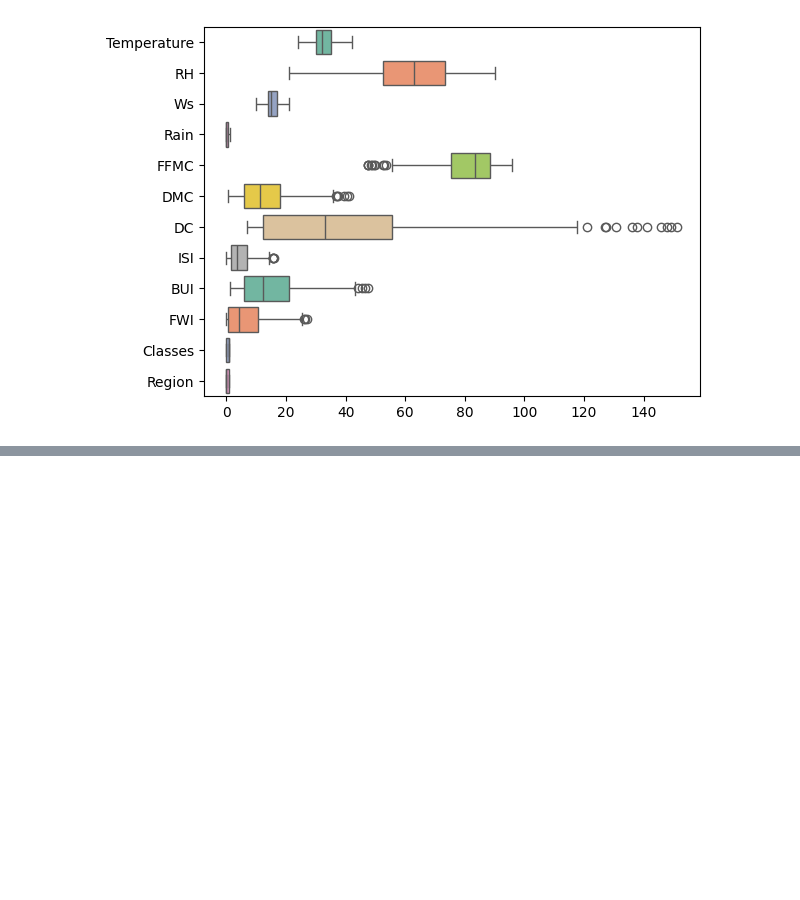
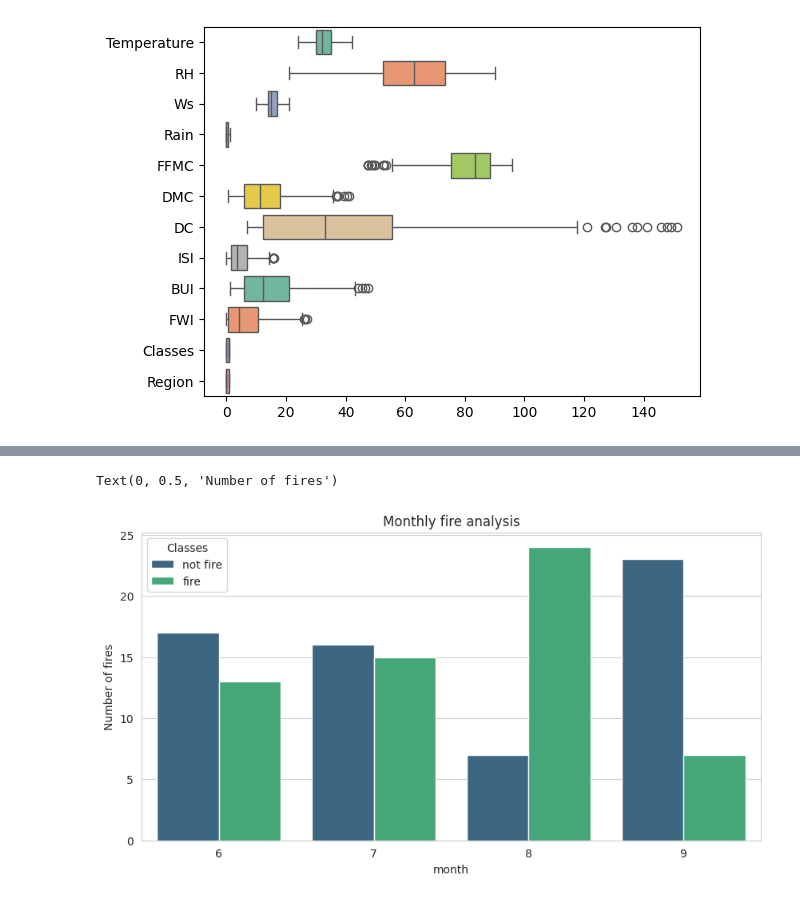
Before and after one commit to Ashok-Prajapati2/Machine-Learning, a Jupyter notebook: Projects/Forest-Fire-Prediction/project_code.ipynb, the cells around one changed output, grey strips where cells are left out. Cells and saved outputs as stored; diff of their text form; code cells hidden in the pictures; blank space fills up the shorter version.

```diff
--- a/Projects/Forest-Fire-Prediction/project_code.ipynb
+++ b/Projects/Forest-Fire-Prediction/project_code.ipynb
@@ -413,0 +418,10 @@ ValueError: Boolean array expected for the condition, not object
+# %%
+dftemp=df.loc[df['Region']==0]
+plt.subplots(figsize=(10,5))
+sns.set_style('whitegrid')
+sns.countplot(x='month', data=dftemp, hue='Classes', palette='viridis')
+plt.title('Monthly fire analysis')
+plt.ylabel('Number of fires')
+# %% [output]
+Text(0, 0.5, 'Number of fires')
+[figure, added]
```
Also changed, not shown: parts of 3 cells of this notebook, 1 other file.
